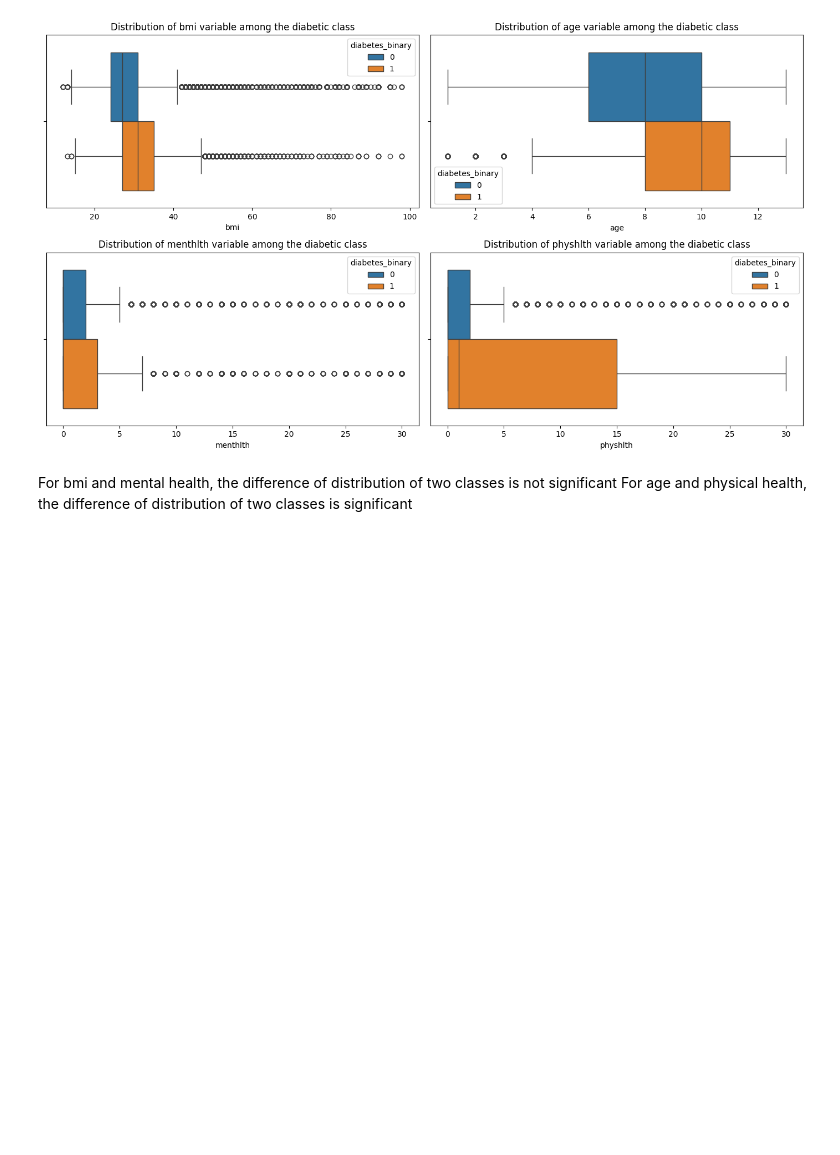
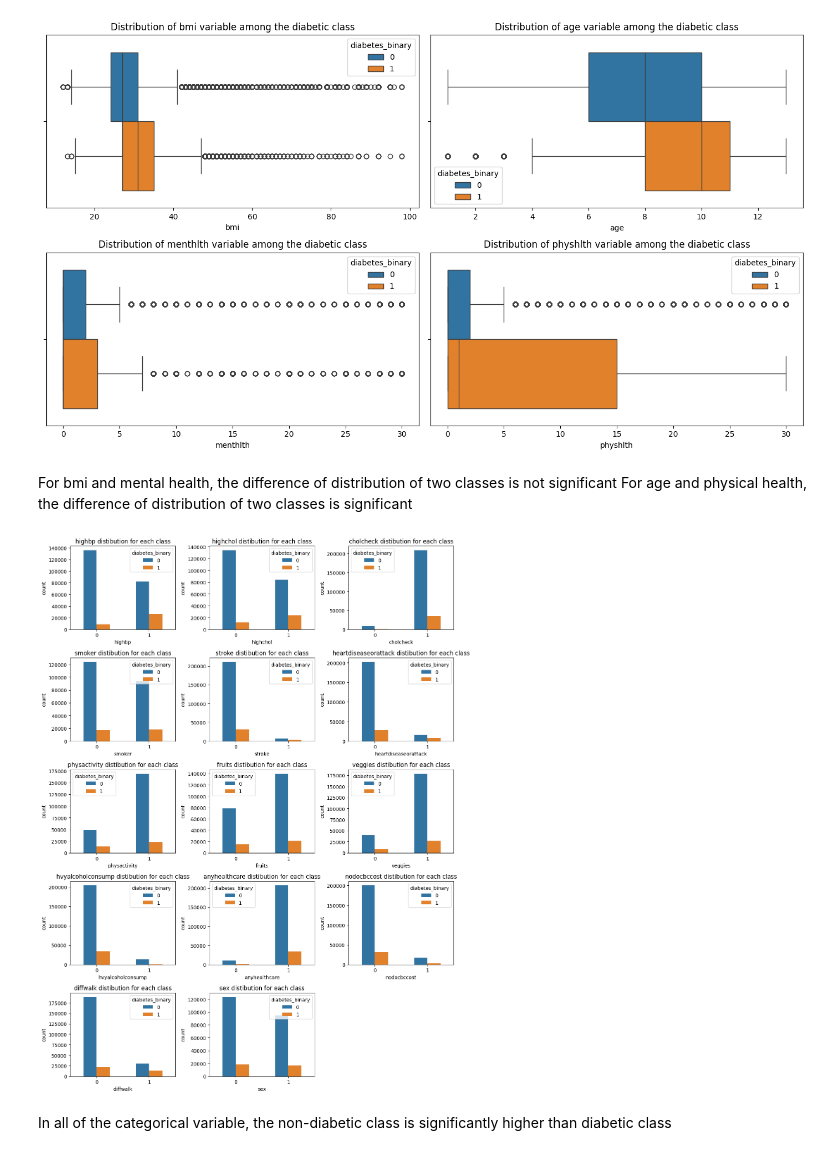
Before and after one commit to julam9/ML-Zoomcamp-2024, a Jupyter notebook: Midterm-project/mid.ipynb, the cells around one changed output. Saved outputs shown, nothing was run; the diff lists cells and outputs as text; code cells hidden in the pictures; blank space fills up the shorter version.

```diff
--- a/Midterm-project/mid.ipynb
+++ b/Midterm-project/mid.ipynb
@@ -165,3 +165,21 @@ plt.show()
 # %% [markdown]
 For bmi and mental health, the difference of distribution of two classes is not significant
 For age and physical health, the difference of distribution of two classes is significant
+# %%
+# distirbution of categorical variable within target
+fig, axes = plt.subplots(5, 3, figsize=(12, 16))
+
+axs = axes.flatten()
+
+for i, bin in enumerate(bin_var):
+    sns.countplot(data=full_data, x=bin, hue='diabetes_binary', ax=axs[i], width=0.5)
+    axs[i].set_title(f'{bin} distibution for each class')
+axs[14].axis('off')
+#axs[15].axis('off')
+
+plt.tight_layout()
+plt.show()
+# %% [output]
+[figure, added]
+# %% [markdown]
+In all of the categorical variable, the non-diabetic class is significantly higher than diabetic class
```
